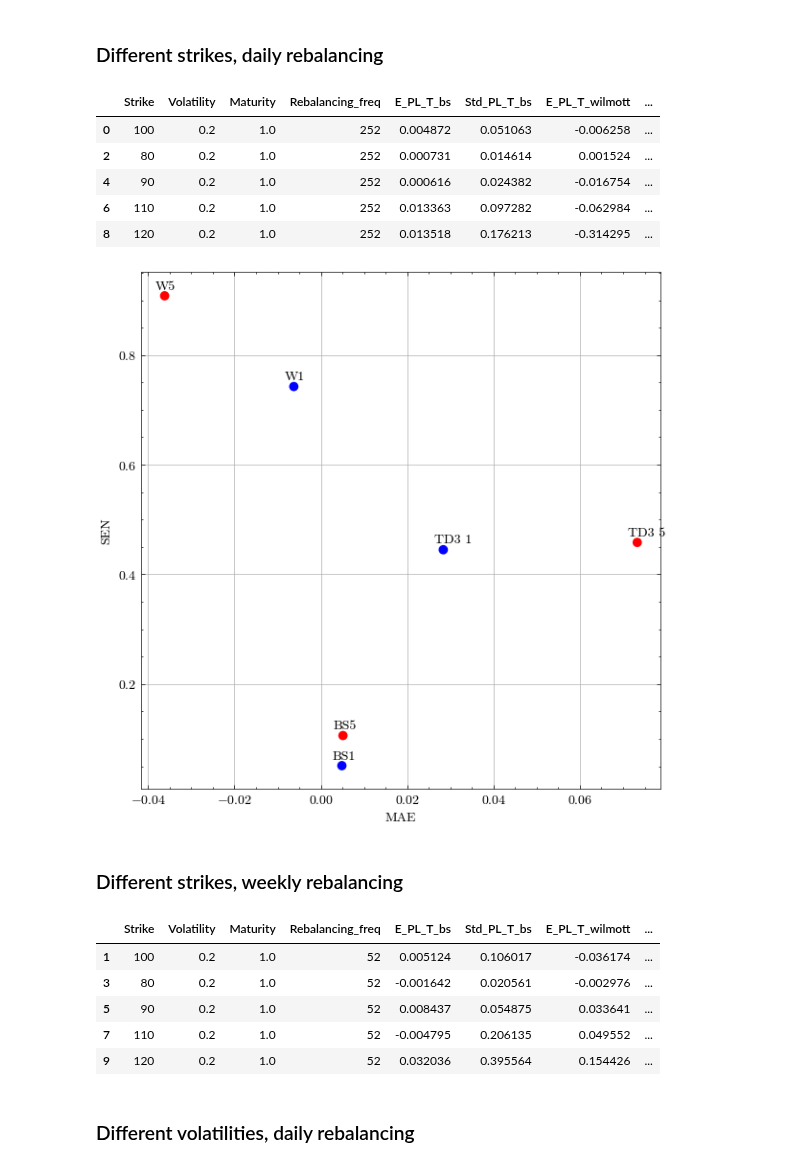
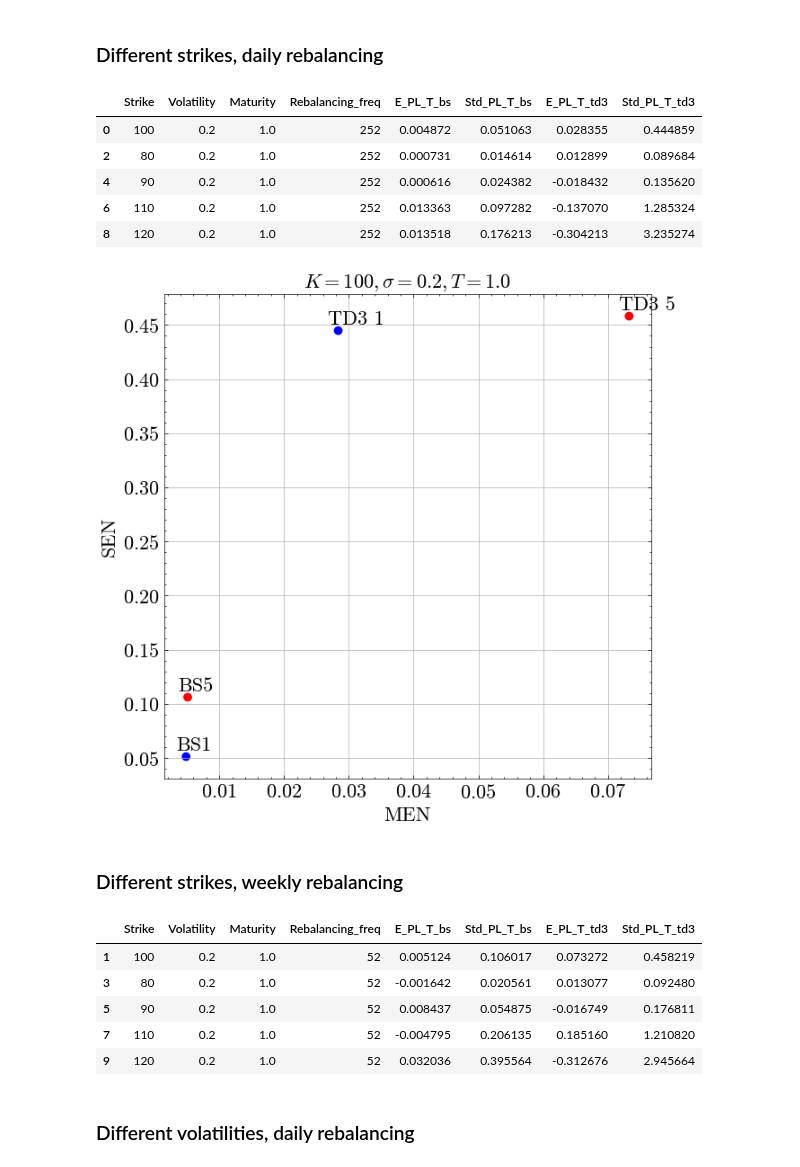
Before and after one commit to paolodelia99/delta-hedging, a Jupyter notebook: black-scholes-hedging/call-option/results_comp.ipynb, the cells around one changed output. Drawn from its saved outputs; the diff is of its cells as text; code cells hidden in the pictures.

```diff
--- a/black-scholes-hedging/call-option/results_comp.ipynb
+++ b/black-scholes-hedging/call-option/results_comp.ipynb
@@ -6,6 +6,14 @@ import matplotlib as matplotlib
 import matplotlib.pyplot as plt
 import scienceplots
 
+SMALL_SIZE = 16
+FONT = {'color':  'black',
+        'weight': 'normal',
+        'size': SMALL_SIZE
+       }
+
+plt.rc('xtick', labelsize=SMALL_SIZE)    # fontsize of the tick labels
+plt.rc('ytick', labelsize=SMALL_SIZE)    # fontsize of the tick labels
 plt.style.use(['science','no-latex'])
 # %%
 # Notebooks paths
@@ -51,5 +59,6 @@ keys = ['Strike', 'Volatility', 'Maturity', 'Rebalancing_freq']
 ## Zero transaction resutls
 # %%
 df_zero = pd.merge(df_bs_zero, df_wilmott_zero, how='right', on=keys).merge(df_td3_zero, how='right', on=keys)
+df_zero = df_zero.drop(columns=['E_PL_T_wilmott', 'Std_PL_T_wilmott'])
 df_zero
 # %% [output]
@@ -75,12 +84,12 @@ df_zero
 # %%
 df_zero[(df_zero['Rebalancing_freq'] == 252) & (df_zero['Volatility'] == 0.2)]
 # %% [output]
-|  | Strike | Volatility | Maturity | Rebalancing_freq | E_PL_T_bs | Std_PL_T_bs | E_PL_T_wilmott | ... |
-| 0 | 100 | 0.2 | 1.0 | 252 | 0.004872 | 0.051063 | -0.006258 | ... |
-| 2 | 80 | 0.2 | 1.0 | 252 | 0.000731 | 0.014614 | 0.001524 | ... |
-| 4 | 90 | 0.2 | 1.0 | 252 | 0.000616 | 0.024382 | -0.016754 | ... |
-| 6 | 110 | 0.2 | 1.0 | 252 | 0.013363 | 0.097282 | -0.062984 | ... |
-| 8 | 120 | 0.2 | 1.0 | 252 | 0.013518 | 0.176213 | -0.314295 | ... |
+|  | Strike | Volatility | Maturity | Rebalancing_freq | E_PL_T_bs | Std_PL_T_bs | E_PL_T_td3 | Std_PL_T_td3 |
+| 0 | 100 | 0.2 | 1.0 | 252 | 0.004872 | 0.051063 | 0.028355 | 0.444859 |
+| 2 | 80 | 0.2 | 1.0 | 252 | 0.000731 | 0.014614 | 0.012899 | 0.089684 |
+| 4 | 90 | 0.2 | 1.0 | 252 | 0.000616 | 0.024382 | -0.018432 | 0.135620 |
+| 6 | 110 | 0.2 | 1.0 | 252 | 0.013363 | 0.097282 | -0.137070 | 1.285324 |
+| 8 | 120 | 0.2 | 1.0 | 252 | 0.013518 | 0.176213 | -0.304213 | 3.235274 |
 # %%
 res_1 = df_zero[(df_zero['Rebalancing_freq'] == 252) & (df_zero['Volatility'] == 0.2) & (df_zero['Strike'] == 100)]
 res_2 = df_zero[(df_zero['Rebalancing_freq'] == 52) & (df_zero['Volatility'] == 0.2) & (df_zero['Strike'] == 100)]
@@ -94,29 +103,30 @@ x = np.concatenate((x_1, x_2))
 y = np.concatenate((y_1, y_2))
 # %%
 plt.figure(figsize=(7, 7))
-plt.scatter(x, y, c=['blue', 'blue', 'blue', 'red', 'red', 'red'])
-text_labels = ['BS1', 'W1', 'TD3 1', 'BS5', 'W5', 'TD3 5']
+plt.scatter(x, y, c=['blue', 'blue', 'red', 'red'])
+text_labels = ['BS1', 'TD3 1', 'BS5', 'TD3 5']
 
 for i, txt in enumerate(text_labels):
-  plt.annotate(txt, (x[i], y[i]), xytext=(-7, 5), textcoords="offset points")
+  plt.annotate(txt, (x[i], y[i]), xytext=(-8, 5), textcoords="offset points", size=SMALL_SIZE)
 
-plt.xlabel('MAE')
-plt.ylabel('SEN')
+plt.xlabel('MEN', fontdict=FONT)
+plt.ylabel('SEN', fontdict=FONT)
+plt.title(r'$K = 100, \sigma = 0.2, T = 1.0$', fontdict=FONT)
 plt.grid()
 plt.show()
 # %% [output]
-[figure, old version]
+[figure, new version]
 # %% [markdown]
 ### Different strikes, weekly rebalancing
 # %%
 df_zero[(df_zero['Rebalancing_freq'] == 52) & (df_zero['Volatility'] == 0.2)]
 # %% [output]
-|  | Strike | Volatility | Maturity | Rebalancing_freq | E_PL_T_bs | Std_PL_T_bs | E_PL_T_wilmott | ... |
-| 1 | 100 | 0.2 | 1.0 | 52 | 0.005124 | 0.106017 | -0.036174 | ... |
-| 3 | 80 | 0.2 | 1.0 | 52 | -0.001642 | 0.020561 | -0.002976 | ... |
-| 5 | 90 | 0.2 | 1.0 | 52 | 0.008437 | 0.054875 | 0.033641 | ... |
-| 7 | 110 | 0.2 | 1.0 | 52 | -0.004795 | 0.206135 | 0.049552 | ... |
-| 9 | 120 | 0.2 | 1.0 | 52 | 0.032036 | 0.395564 | 0.154426 | ... |
+|  | Strike | Volatility | Maturity | Rebalancing_freq | E_PL_T_bs | Std_PL_T_bs | E_PL_T_td3 | Std_PL_T_td3 |
+| 1 | 100 | 0.2 | 1.0 | 52 | 0.005124 | 0.106017 | 0.073272 | 0.458219 |
+| 3 | 80 | 0.2 | 1.0 | 52 | -0.001642 | 0.020561 | 0.013077 | 0.092480 |
+| 5 | 90 | 0.2 | 1.0 | 52 | 0.008437 | 0.054875 | -0.016749 | 0.176811 |
+| 7 | 110 | 0.2 | 1.0 | 52 | -0.004795 | 0.206135 | 0.185160 | 1.210820 |
+| 9 | 120 | 0.2 | 1.0 | 52 | 0.032036 | 0.395564 | -0.312676 | 2.945664 |
 # %% [markdown]
 ### Different volatilities, daily rebalancing
 # %%
```
Also changed, not shown: parts of 53 cells of this notebook, 1 other file.
